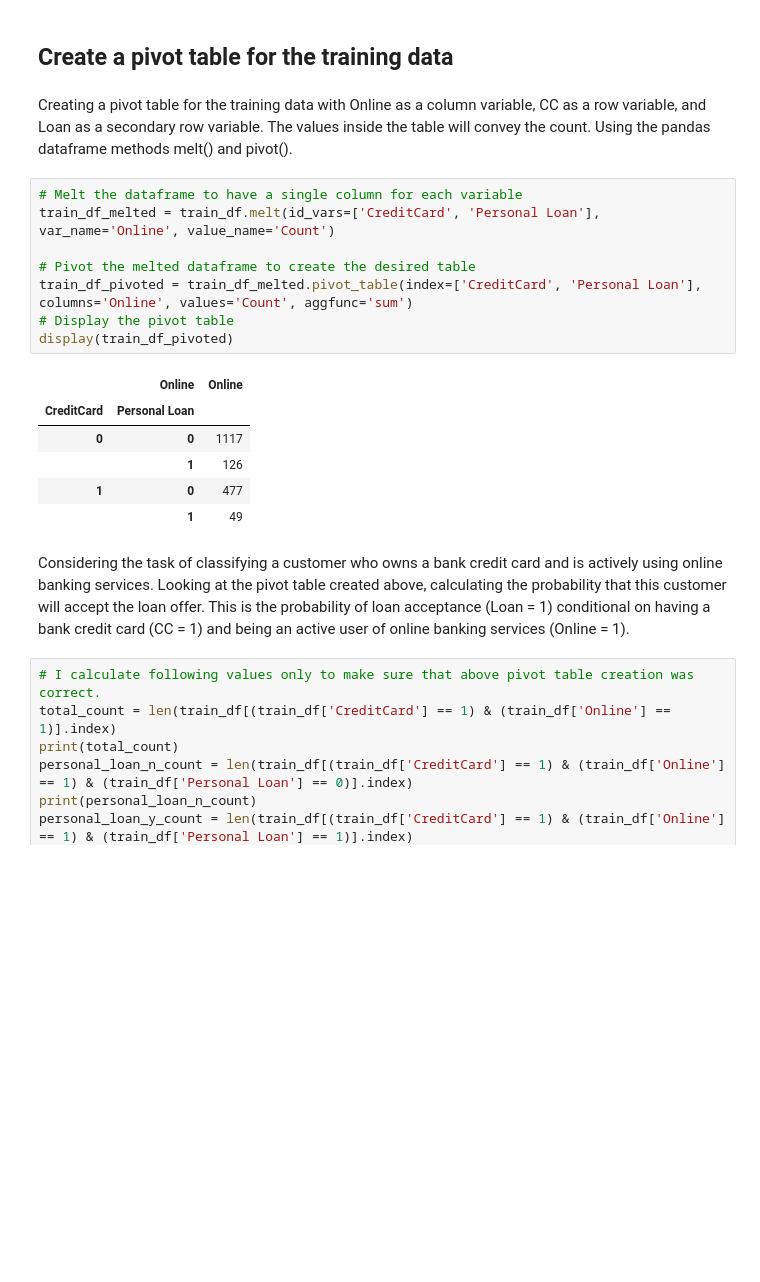
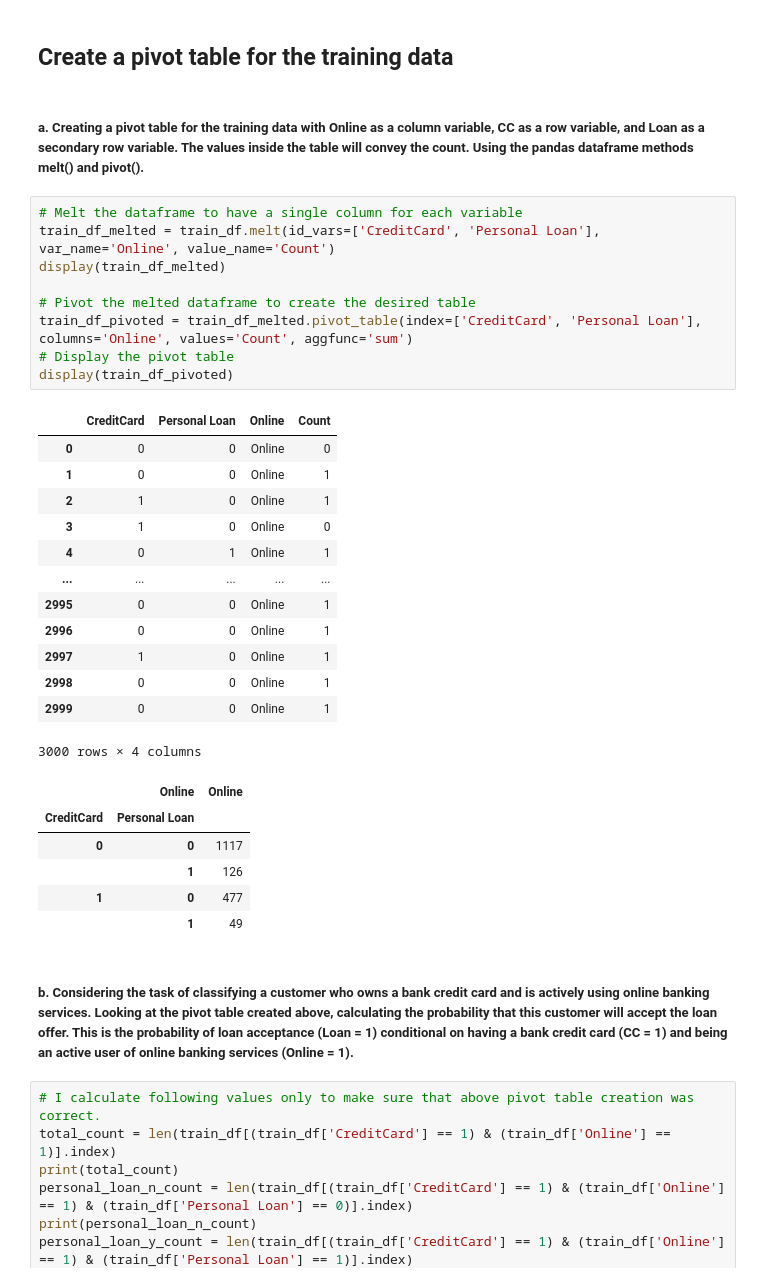
Before and after one commit to codes-at-elm/naive_bayes_classifier, a Jupyter notebook: personal_loan_acceptance.ipynb, the cells around one changed output. Drawn from its saved outputs; the diff is of its cells as text; blank space fills up the shorter version.

```diff
--- a/personal_loan_acceptance.ipynb
+++ b/personal_loan_acceptance.ipynb
@@ -60,24 +91,38 @@ display(train_df.head())
 # %% [markdown]
 ## Create a pivot table for the training data
 # %% [markdown]
-Creating a pivot table for the training data with Online as a column variable, CC as a row variable, and Loan as a secondary row variable. The values inside the table will convey the count. Using the pandas dataframe methods melt() and pivot().
+##### a. Creating a pivot table for the training data with Online as a column variable, CC as a row variable, and Loan as a secondary row variable. The values inside the table will convey the count. Using the pandas dataframe methods melt() and pivot().
 # %%
 # Melt the dataframe to have a single column for each variable
 train_df_melted = train_df.melt(id_vars=['CreditCard', 'Personal Loan'], var_name='Online', value_name='Count')
+display(train_df_melted)
 
 # Pivot the melted dataframe to create the desired table
 train_df_pivoted = train_df_melted.pivot_table(index=['CreditCard', 'Personal Loan'], columns='Online', values='Count', aggfunc='sum')
 # Display the pivot table
 display(train_df_pivoted)
 # %% [output]
-|  | Online | Online |
-| CreditCard | Personal Loan |  |
-| 0 | 0 | 1117 |
-|  | 1 | 126 |
-| 1 | 0 | 477 |
-|  | 1 | 49 |
+|  | CreditCard | Personal Loan | Online | Count |
+| 0 | 0 | 0 | Online | 0 |
+| 1 | 0 | 0 | Online | 1 |
+| 2 | 1 | 0 | Online | 1 |
+| 3 | 1 | 0 | Online | 0 |
+| 4 | 0 | 1 | Online | 1 |
+| ... | ... | ... | ... | ... |
+| 2995 | 0 | 0 | Online | 1 |
+| 2996 | 0 | 0 | Online | 1 |
+| 2997 | 1 | 0 | Online | 1 |
+| 2998 | 0 | 0 | Online | 1 |
+| 2999 | 0 | 0 | Online | 1 |
+3000 rows × 4 columns
+|  | Online | Online |
+| CreditCard | Personal Loan |  |
+| 0 | 0 | 1117 |
+|  | 1 | 126 |
+| 1 | 0 | 477 |
+|  | 1 | 49 |
 # %% [markdown]
-Considering the task of classifying a customer who owns a bank credit card and is actively using online banking services. Looking at the pivot table created above, calculating the probability that this customer will accept the loan offer. This is the probability of loan acceptance (Loan = 1) conditional on having a bank credit card (CC = 1) and being an active user of online banking services (Online = 1).
+##### b. Considering the task of classifying a customer who owns a bank credit card and is actively using online banking services. Looking at the pivot table created above, calculating the probability that this customer will accept the loan offer. This is the probability of loan acceptance (Loan = 1) conditional on having a bank credit card (CC = 1) and being an active user of online banking services (Online = 1).
 # %%
 # I calculate following values only to make sure that above pivot table creation was correct.
 total_count = len(train_df[(train_df['CreditCard'] == 1) & (train_df['Online'] == 1)].index)
```
Also changed, not shown: parts of 31 cells of this notebook.
